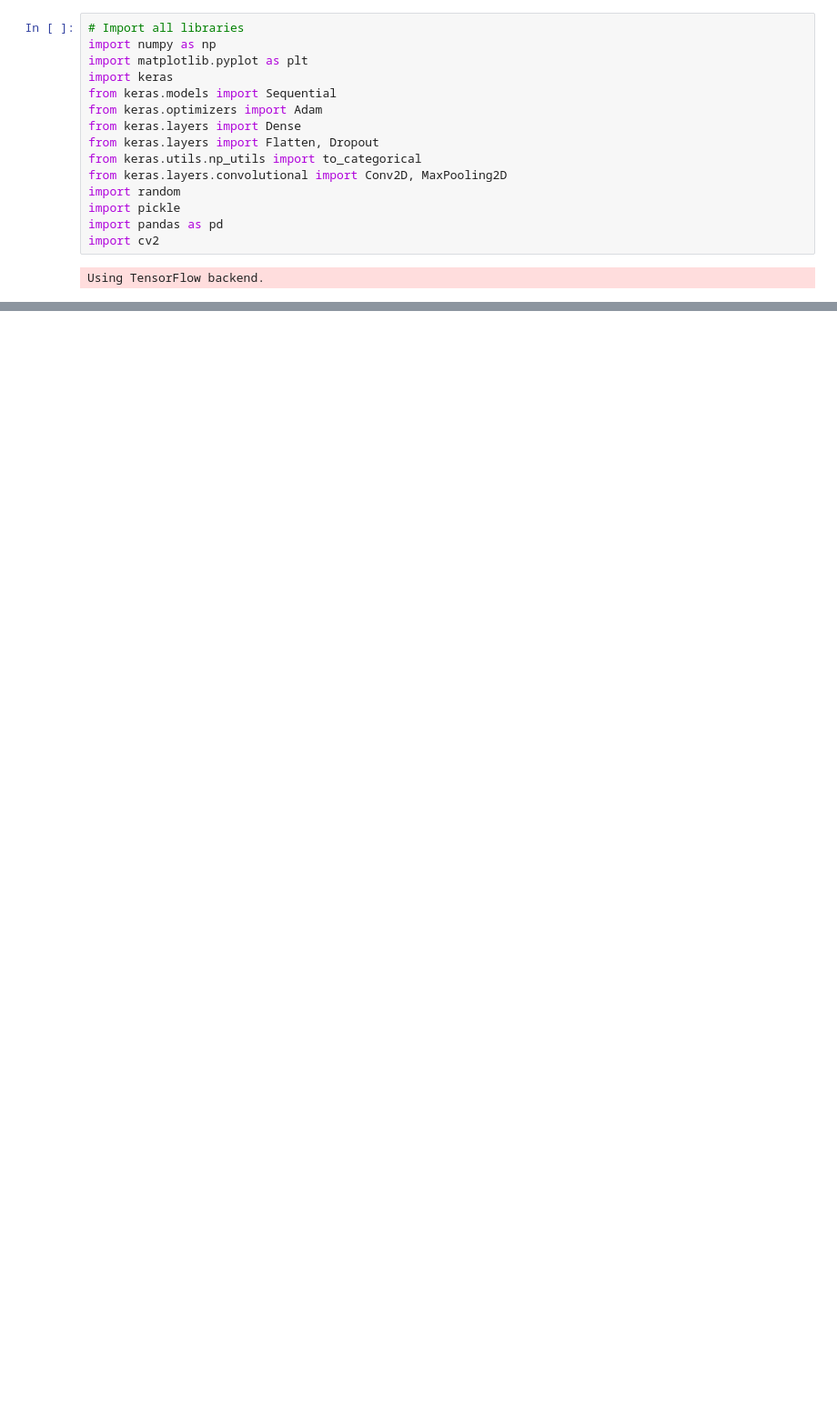
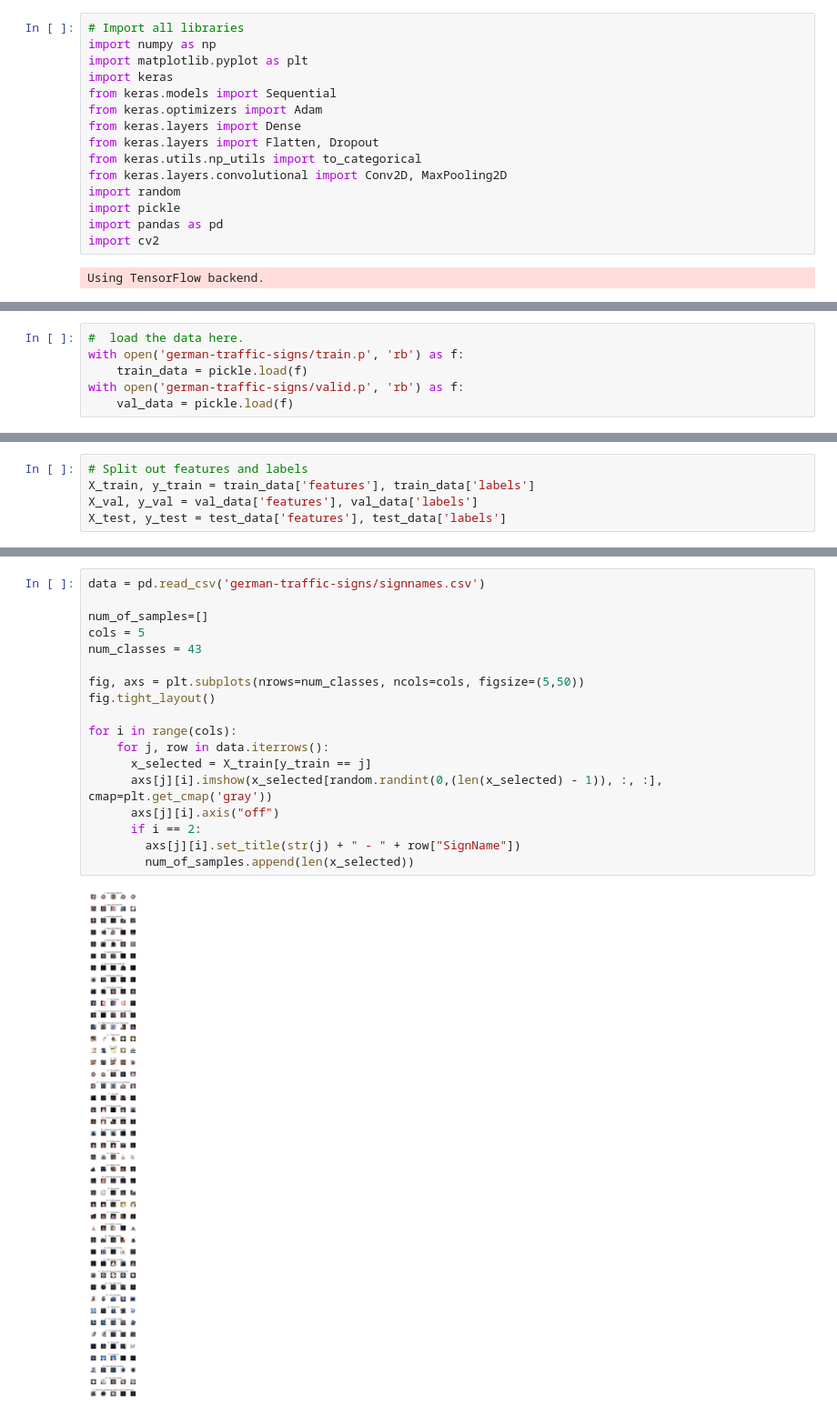
Before and after one commit to tvaditya/introautonomousvehicles, a Jupyter notebook: ClassifyRoadSigns.ipynb, the cells around one changed output, grey strips where cells are left out. Shown at 91% size. Saved outputs shown, nothing was run; the diff lists cells and outputs as text; blank space fills up the shorter version.

```diff
--- a/ClassifyRoadSigns.ipynb
+++ b/ClassifyRoadSigns.ipynb
@@ -20,0 +30,6 @@ from keras.callbacks import LearningRateScheduler, ModelCheckpoint
+# %%
+#  load the data here.
+with open('german-traffic-signs/train.p', 'rb') as f:
+    train_data = pickle.load(f)
+with open('german-traffic-signs/valid.p', 'rb') as f:
+    val_data = pickle.load(f)
@@ -20,0 +43,5 @@ from keras.callbacks import LearningRateScheduler, ModelCheckpoint
+# %%
+# Split out features and labels
+X_train, y_train = train_data['features'], train_data['labels']
+X_val, y_val = val_data['features'], val_data['labels']
+X_test, y_test = test_data['features'], test_data['labels']
@@ -20,0 +65,20 @@ from keras.callbacks import LearningRateScheduler, ModelCheckpoint
+# %%
+data = pd.read_csv('german-traffic-signs/signnames.csv')
+
+num_of_samples=[]
+cols = 5
+num_classes = 43
+
+fig, axs = plt.subplots(nrows=num_classes, ncols=cols, figsize=(5,50))
+fig.tight_layout()
+
+for i in range(cols):
+    for j, row in data.iterrows():
+      x_selected = X_train[y_train == j]
+      axs[j][i].imshow(x_selected[random.randint(0,(len(x_selected) - 1)), :, :], cmap=plt.get_cmap('gray'))
+      axs[j][i].axis("off")
+      if i == 2:
+        axs[j][i].set_title(str(j) + " - " + row["SignName"])
+        num_of_samples.append(len(x_selected))
+# %% [output]
+[figure, added]
```
Also changed, not shown: parts of 32 cells of this notebook.
